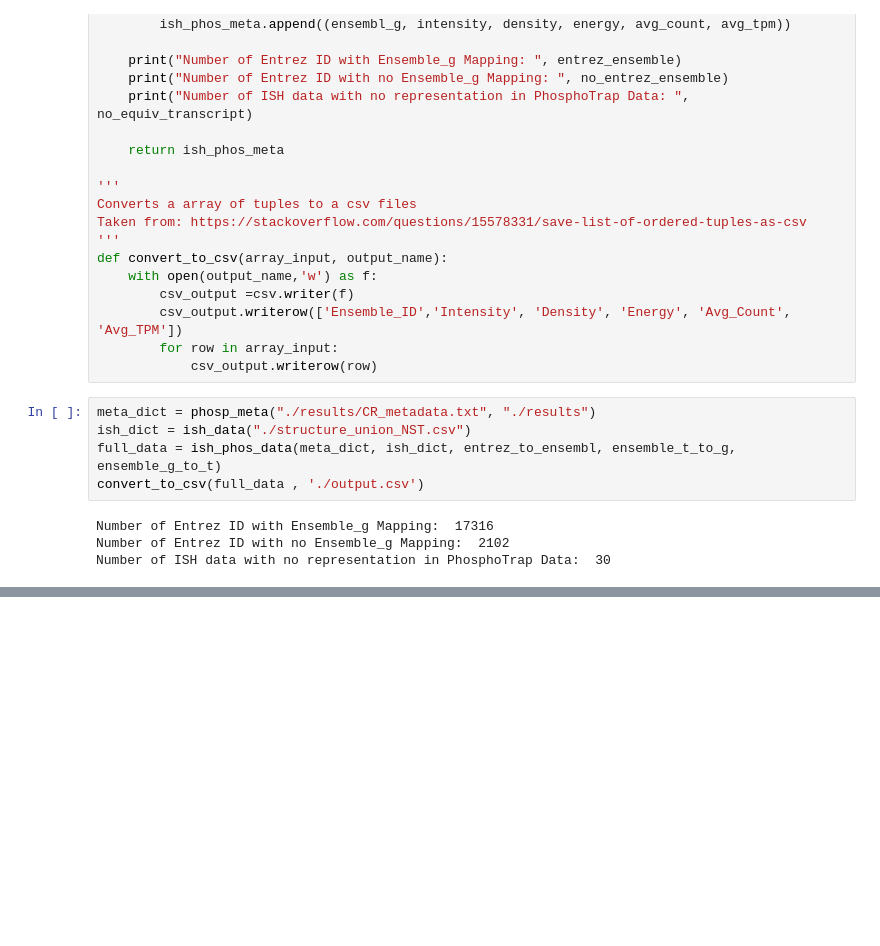
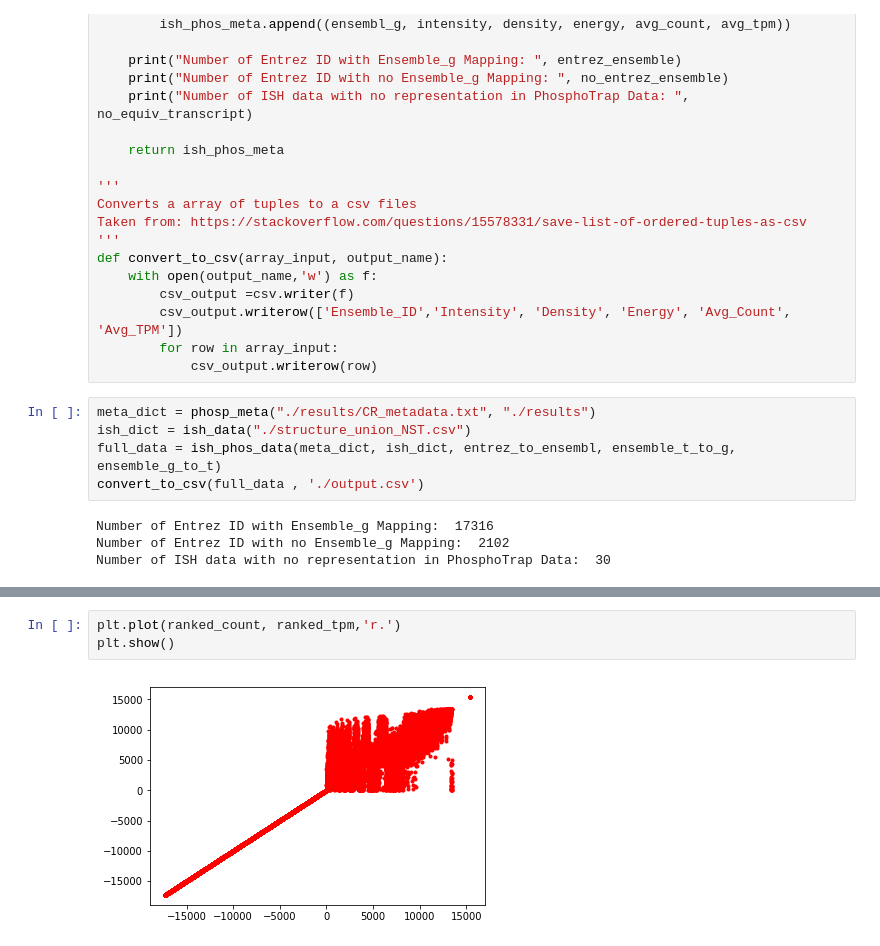
Before and after one commit to Jacky96Cheung/COMS4761_Project, a Jupyter notebook: Notebook.ipynb, the cells around one changed output, grey strips where cells are left out. Saved outputs shown, nothing was run; the diff lists cells and outputs as text; blank space fills up the shorter version.

```diff
--- a/Notebook.ipynb
+++ b/Notebook.ipynb
@@ -211,0 +261,5 @@ Number of ISH data with no representation in PhosphoTrap Data:  30
+# %%
+plt.plot(ranked_count, ranked_tpm,'r.')
+plt.show()
+# %% [output]
+[figure, added]
```
Also changed, not shown: parts of 12 cells of this notebook.
